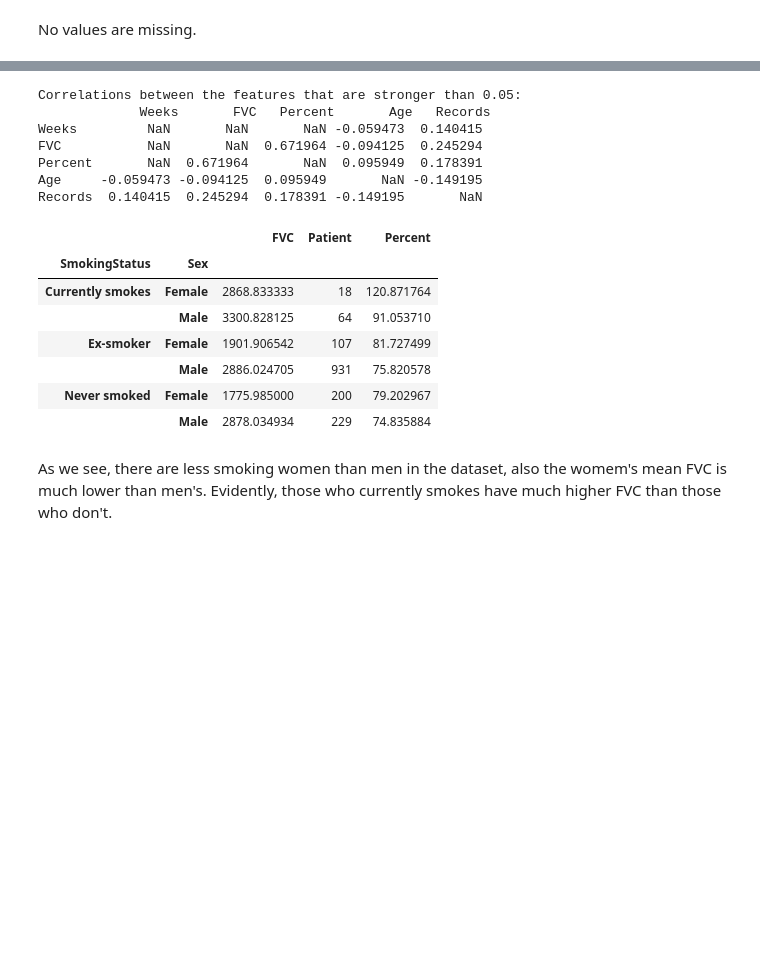
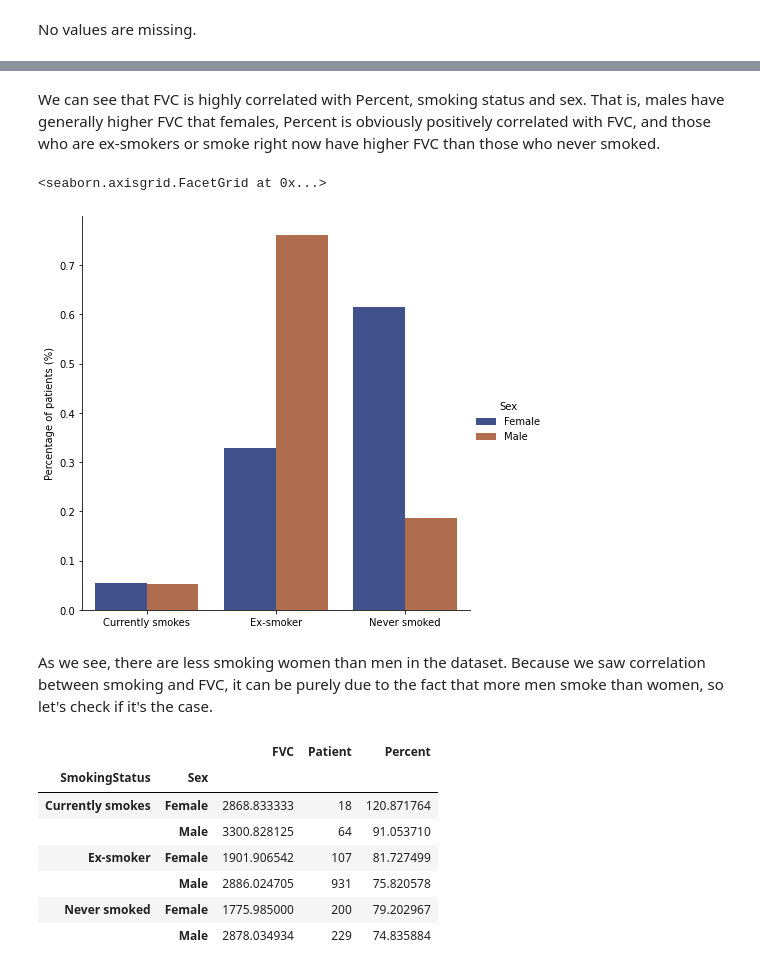
Before and after one commit to ilrd/Kaggle-Pulmonary-Fibrosis, a Jupyter notebook: notebooks/EDA.ipynb, the cells around one changed output, grey strips where cells are left out. Saved outputs shown, nothing was run; the diff lists cells and outputs as text; code cells hidden in the pictures; blank space fills up the shorter version.

```diff
--- a/notebooks/EDA.ipynb
+++ b/notebooks/EDA.ipynb
@@ -129,16 +189,38 @@ No values are missing.
+# %% [markdown]
+We can see that FVC is highly correlated with Percent, smoking status and sex. That is, males have generally higher FVC that females, Percent is obviously positively correlated with FVC, and those who are ex-smokers or smoke right now have higher FVC than those who never smoked.
+# %%
+piv_tab = pd.pivot_table(train_df, index=['SmokingStatus', 'Sex'],
+               values=['Patient'],
+               aggfunc={'Patient':'count'}).reset_index()
+
+patients_f = piv_tab.loc[piv_tab['Sex']=='Female', 'Patient']
+patients_m = piv_tab.loc[piv_tab['Sex']=='Male', 'Patient']
+
+total_f = patients_f.sum()
+total_m = patients_m.sum()
+
+piv_tab.loc[piv_tab['Sex']=='Female','SmokingStatusPercentage'] = patients_f/total_f
+piv_tab.loc[piv_tab['Sex']=='Male','SmokingStatusPercentage'] = patients_m/total_m
+
+# Draw a nested barplot by species and sex
+g = sns.catplot(
+    data=piv_tab, kind="bar",
+    x="SmokingStatus", y="SmokingStatusPercentage", hue="Sex",
+    palette="dark", alpha=.8, height=6
+)
+
+
+g.set_axis_labels("", "Percentage of patients (%)")
+# %% [output]
+<seaborn.axisgrid.FacetGrid at 0x...>
+[figure, added]
+# %% [markdown]
+As we see, there are less smoking women than men in the dataset. Because we saw correlation between smoking and FVC, it can be purely due to the fact that more men smoke than women, so let's check if it's the case.
 # %%
-# Correlation between the features
-print('Correlations between the features that are stronger than 0.05:\n', train_df.corr().applymap(lambda x: x if 1>abs(x)>0.05 else None),'\n\n')
-
-pd.pivot_table(train_df, index =['SmokingStatus', 'Sex'], values=['Patient', 'FVC','Percent'], aggfunc={'Patient':'count', 'FVC':'mean', 'Percent':'mean'})
+pd.pivot_table(train_df, index=['SmokingStatus', 'Sex'],
+               values=['Patient', 'FVC','Percent'],
+               aggfunc={'Patient':'count', 'FVC':'mean', 'Percent':'mean'})
 # %% [output]
-Correlations between the features that are stronger than 0.05:
-             Weeks       FVC   Percent       Age   Records
-Weeks         NaN       NaN       NaN -0.059473  0.140415
-FVC           NaN       NaN  0.671964 -0.094125  0.245294
-Percent       NaN  0.671964       NaN  0.095949  0.178391
-Age     -0.059473 -0.094125  0.095949       NaN -0.149195
-Records  0.140415  0.245294  0.178391 -0.149195       NaN
 |  |  | FVC | Patient | Percent |
 | SmokingStatus | Sex |  |  |  |
 | Currently smokes | Female | 2868.833333 | 18 | 120.871764 |
@@ -147,6 +229,3 @@ Records  0.140415  0.245294  0.178391 -0.149195       NaN
 |  | Male | 2886.024705 | 931 | 75.820578 |
 | Never smoked | Female | 1775.985000 | 200 | 79.202967 |
 |  | Male | 2878.034934 | 229 | 74.835884 |
-# %% [markdown]
-As we see, there are less smoking women than men in the dataset, also the womem's mean FVC is much lower than men's.
-Evidently, those who currently smokes have much higher FVC than those who don't.
```
Also changed, not shown: parts of 32 cells of this notebook, 7 other files.
